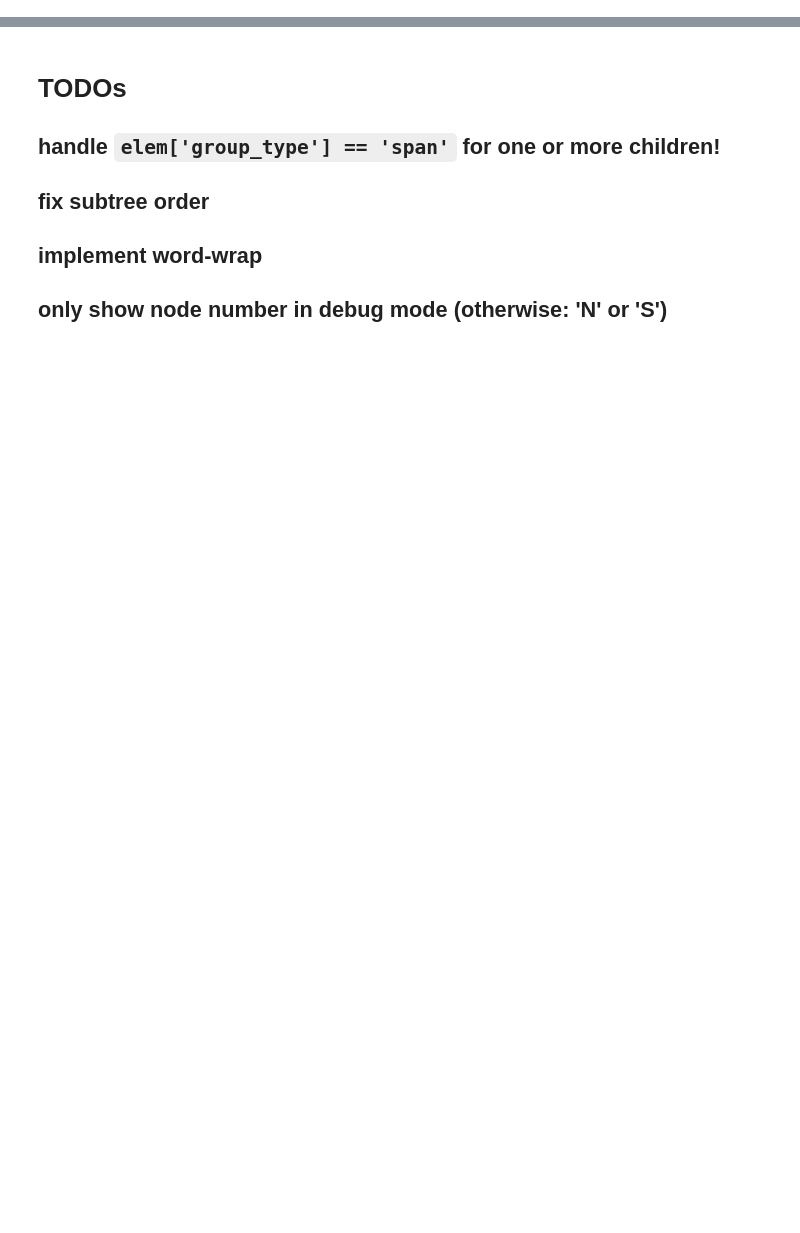
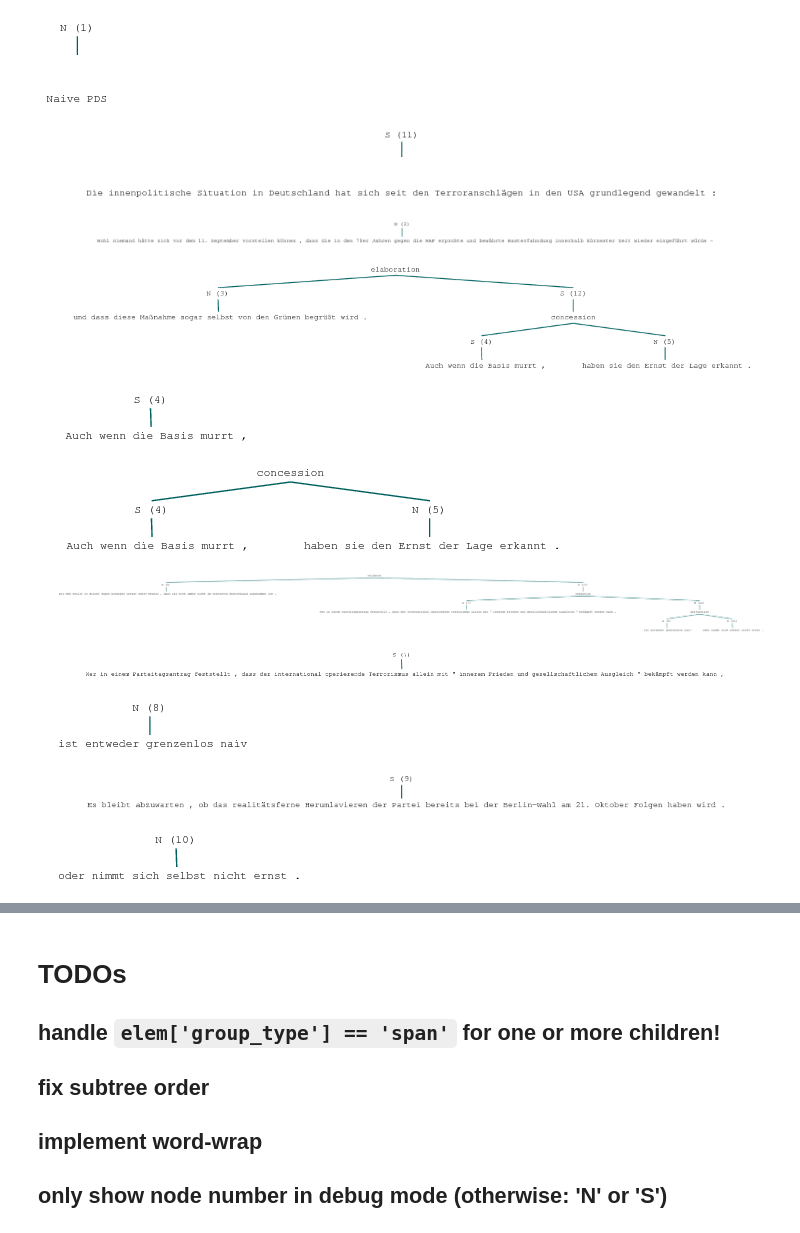
Before and after one commit to arne-cl/alt-mulig, a Jupyter notebook: discoursegraphs/rst2tree/rs3-trees-now-for-real.ipynb, the cells around one changed output, grey strips where cells are left out. Saved outputs shown, nothing was run; the diff lists cells and outputs as text; code cells hidden in the pictures; blank space fills up the shorter version.

Commit message:
fixed subtree ordering

```diff
--- a/discoursegraphs/rst2tree/rs3-trees-now-for-real.ipynb
+++ b/discoursegraphs/rst2tree/rs3-trees-now-for-real.ipynb
@@ -220,0 +52,19 @@ NotImplementedError:
+# %%
+cdict, edict, ordered_edus = get_rs3_data(RS3_EXAMPLE_FILE)
+# %%
+edu_set = set(ordered_edus)
+def get_position(node_id, child_dict, ordered_edus, edu_set):
+    if node_id in edu_set:
+        return ordered_edus.index(node_id)
+    else:
+        return min(get_position(child_node_id, child_dict, ordered_edus, edu_set)
+                   for child_node_id in child_dict[node_id])
+# %%
+edu_set = set(ordered_edus)
+def c2t(child_dict, ordered_edus, edu_set, start_node=None):
+    if len(child_dict[start_node]) == 0:
+        return t(str(start_node))
+    else:
+        subtrees = [c2t(child_dict, ordered_edus, edu_set, start_node=c)
+                    for c in child_dict[start_node]]
+        return t(str(start_node), subtrees)
@@ -220,0 +163,44 @@ NotImplementedError:
+# %%
+dt(cdict, edict, ordered_edus, start_node='1') # OK
+# %% [output]
+[figure, added]
+# %%
+dt(cdict, edict, ordered_edus, start_node='11') # OK
+# %% [output]
+[figure, added]
+# %%
+dt(cdict, edict, ordered_edus, start_node='2') # OK
+# %% [output]
+[figure, added]
+# %%
+dt(cdict, edict, ordered_edus, start_node='3') # OK
+# %% [output]
+[figure, added]
+# %%
+dt(cdict, edict, ordered_edus, start_node='4') # OK
+# %% [output]
+[figure, added]
+# %%
+dt(cdict, edict, ordered_edus, start_node='5') # OK
+# %% [output]
+[figure, added]
+# %%
+dt(cdict, edict, ordered_edus, start_node='6') # OK
+# %% [output]
+[figure, added]
+# %%
+dt(cdict, edict, ordered_edus, start_node='7') # OK
+# %% [output]
+[figure, added]
+# %%
+dt(cdict, edict, ordered_edus, start_node='8') # OK
+# %% [output]
+[figure, added]
+# %%
+dt(cdict, edict, ordered_edus, start_node='9') # OK
+# %% [output]
+[figure, added]
+# %%
+dt(cdict, edict, ordered_edus, start_node='10') # OK
+# %% [output]
+[figure, added]
```
Also changed, not shown: parts of 37 cells of this notebook, 1 other file.
